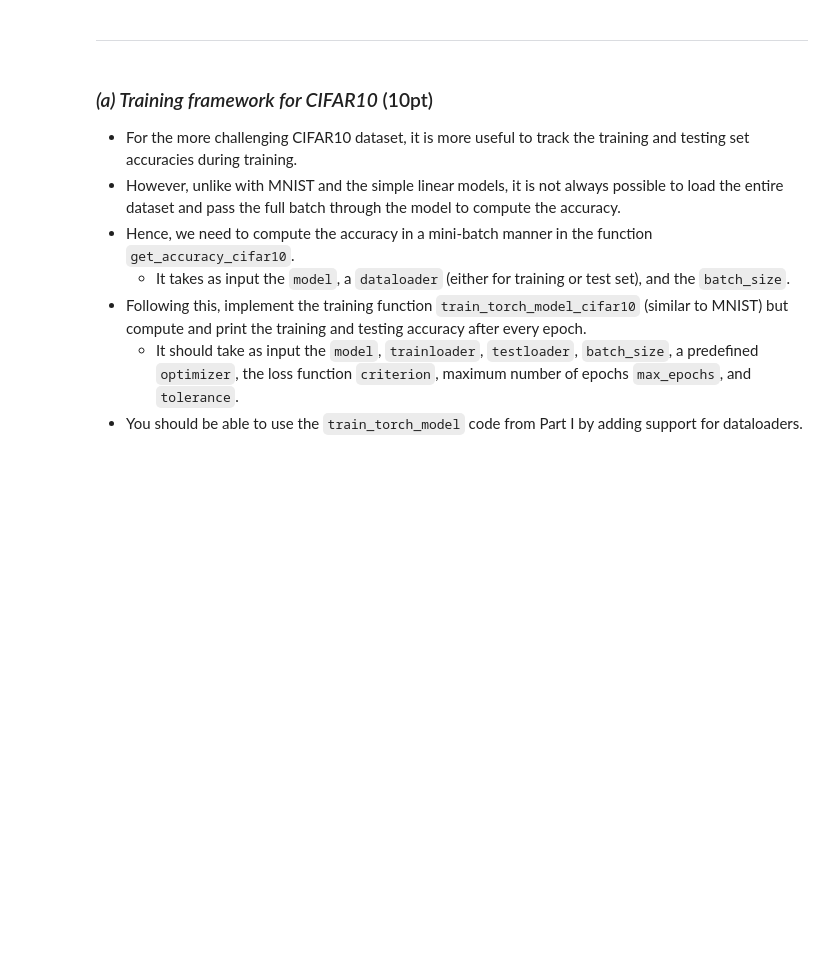
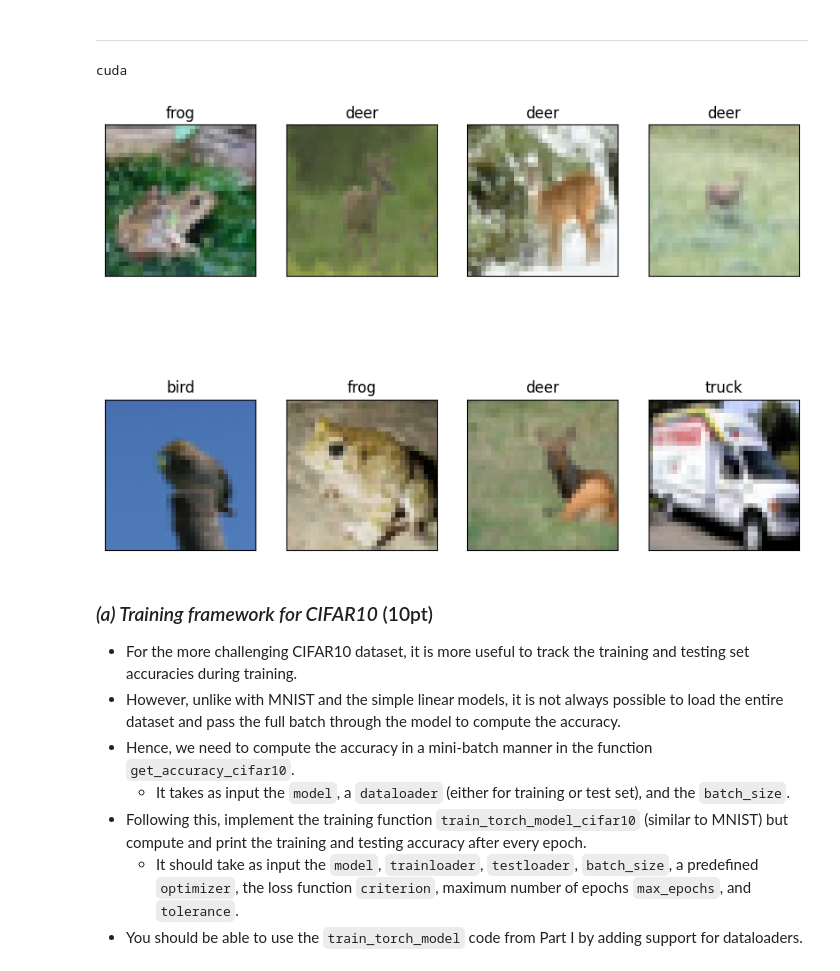
Before and after one commit to TangyKiwi/DSC-190, a Jupyter notebook: PA-Q1-Part II.ipynb, the cells around one changed output. Saved outputs shown, nothing was run; the diff lists cells and outputs as text; code cells hidden in the pictures; blank space fills up the shorter version.

```diff
--- a/PA-Q1-Part II.ipynb
+++ b/PA-Q1-Part II.ipynb
@@ -62,6 +82,7 @@ import math
 batch_size = 100
 
 device = 'cuda' if torch.cuda.is_available() else 'cpu'
+print(device)
 
 transform = transforms.Compose([
     transforms.Resize(32),
@@ -73,39 +94,42 @@ transform = transforms.Compose([
 trainset = torchvision.datasets.CIFAR10(root='./data', train=True,
                                         download=True, transform=transform)
 trainloader = torch.utils.data.DataLoader(trainset, batch_size=batch_size,
-                                          shuffle=True, num_workers=2)
+                                          shuffle=True, num_workers=4)
 
 testset = torchvision.datasets.CIFAR10(root='./data', train=False,
                                        download=True, transform=transform)
 testloader = torch.utils.data.DataLoader(testset, batch_size=batch_size,
-                                         shuffle=False, num_workers=2)
+                                         shuffle=False, num_workers=4)
 
 classes = ('plane', 'car', 'bird', 'cat',
            'deer', 'dog', 'frog', 'horse', 'ship', 'truck')
 
 def unnormalize(img, mean, std):
     return img.mul_(std.reshape(-1, 1, 1)).add_(mean.reshape(-1, 1, 1))
 
 # utility function to plot gallery of images
 def plot_gallery(images, titles, height, width, n_row=2, n_col=4):
     plt.figure(figsize=(2* n_col, 3 * n_row))
     plt.subplots_adjust(bottom=0, left=0.01, right=0.99, top=0.90, hspace=0.35)
     for i in range(n_row * n_col):
         plt.subplot(n_row, n_col, i + 1)
         curr_img = images[i]
         curr_img = unnormalize(curr_img, mean=torch.Tensor([0.485, 0.456, 0.406]), std=torch.Tensor([0.229, 0.224, 0.225]))
         plt.imshow(np.transpose(curr_img, (1, 2, 0)))
         plt.title(classes[titles[i]], size=12)
         plt.xticks(())
         plt.yticks(())
 
 
 # get some random training images
 dataiter = iter(trainloader)
 images, labels = next(dataiter)
 
 # visualize some of the images of the CIFAR10 dataset
 plot_gallery(images[:8], labels[:8], 32, 32, 2, 4)
+# %% [output]
+cuda
+[figure, added]
 # %% [markdown]
 ### *(a) Training framework for CIFAR10* (10pt)
 
```
Also changed, not shown: parts of 25 cells of this notebook.
